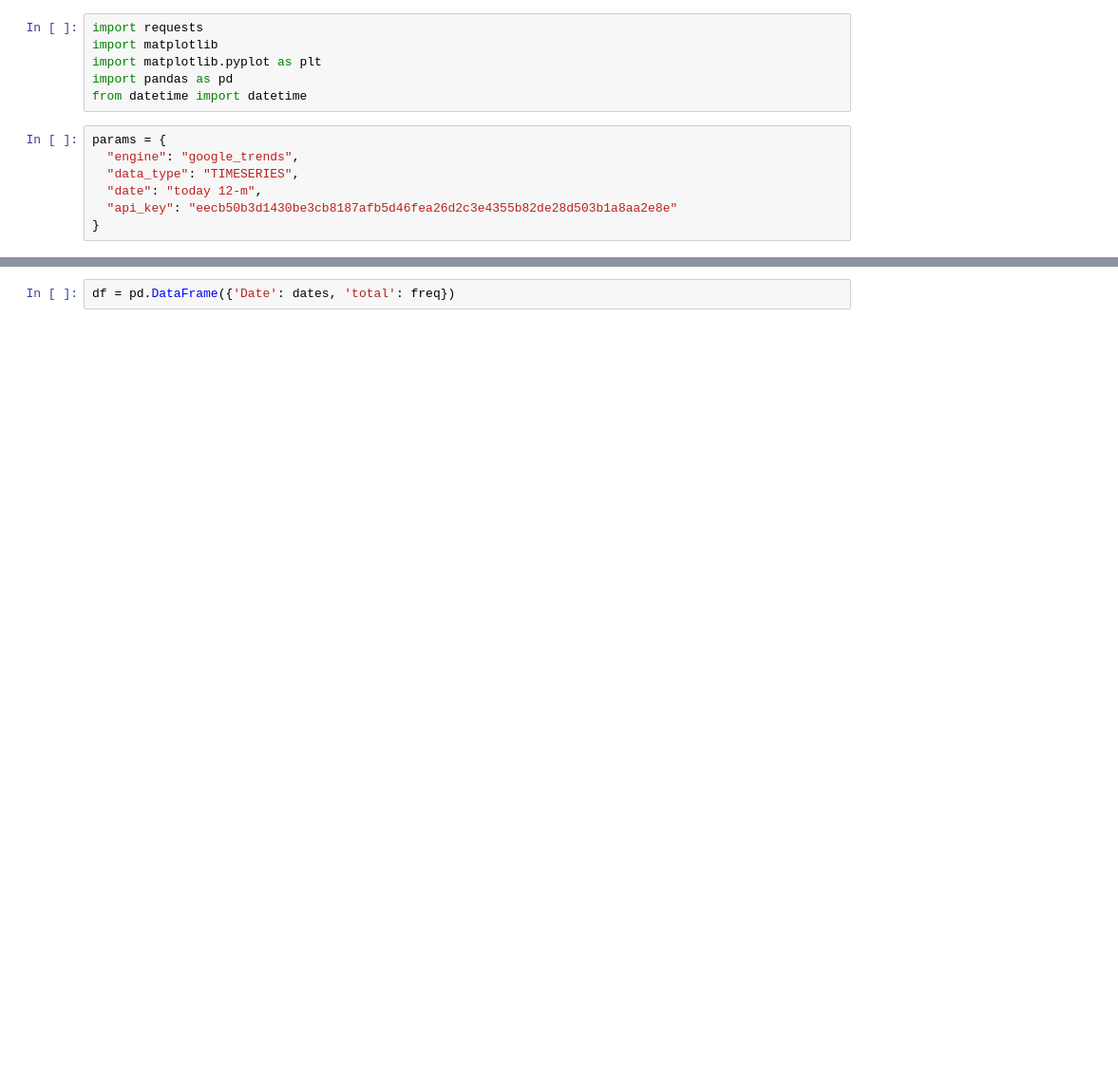
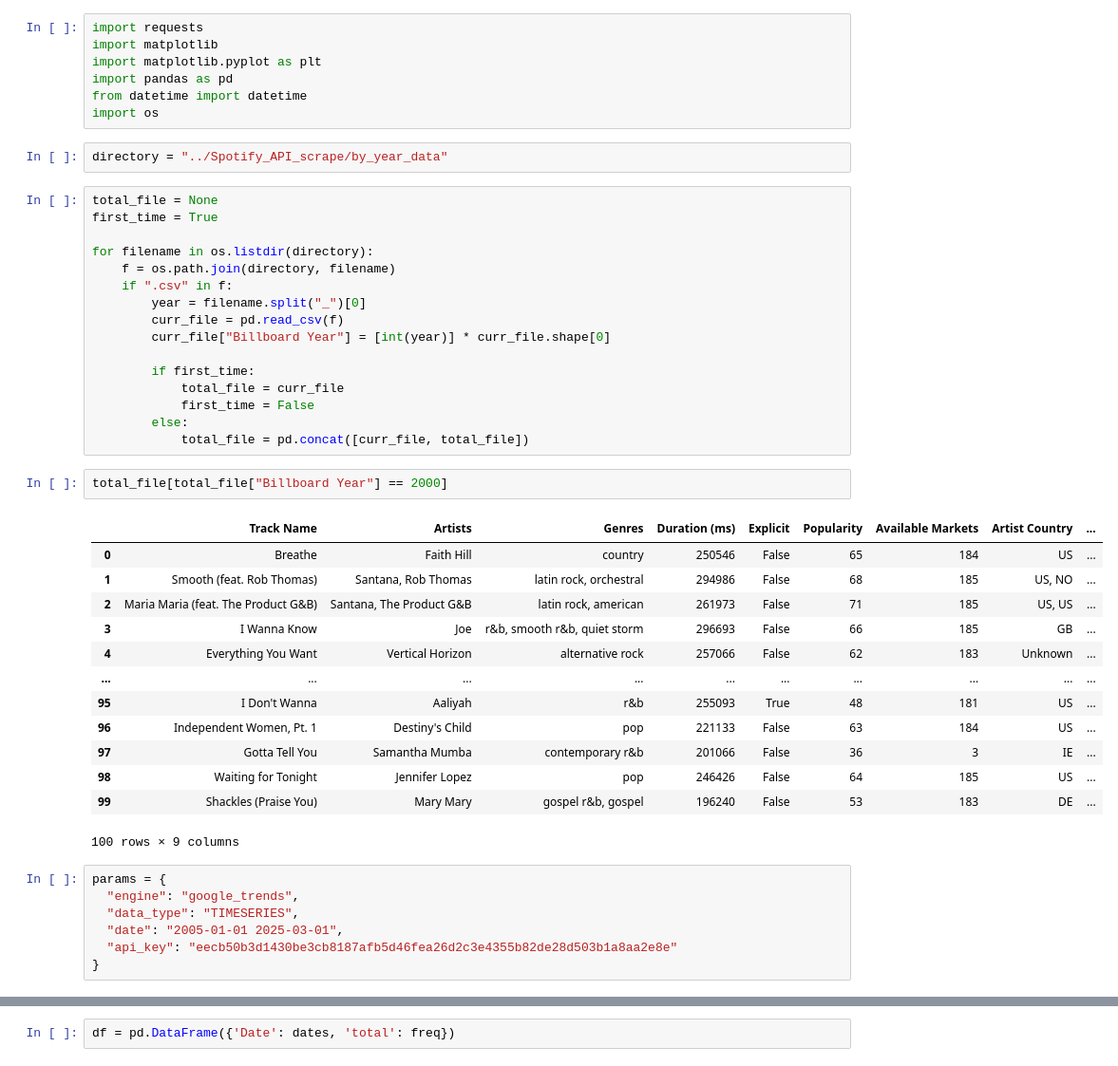
Before and after one commit to Joseph-m-luna/Spotify-Analytics, a Jupyter notebook: GoogleAPI/Downloading from the Google API.ipynb, the cells around one changed output, grey strips where cells are left out. Shown at 95% size. Drawn from its saved outputs; the diff is of its cells as text; blank space fills up the shorter version.

Commit message:
Reading Billboard data

```diff
--- a/GoogleAPI/Downloading from the Google API.ipynb
+++ b/GoogleAPI/Downloading from the Google API.ipynb
@@ -4,11 +4,46 @@ import matplotlib
 import matplotlib.pyplot as plt
 import pandas as pd
 from datetime import datetime
+import os
+# %%
+directory = "../Spotify_API_scrape/by_year_data"
+# %%
+total_file = None
+first_time = True
+
+for filename in os.listdir(directory):
+    f = os.path.join(directory, filename)
+    if ".csv" in f:
+        year = filename.split("_")[0]
+        curr_file = pd.read_csv(f)
+        curr_file["Billboard Year"] = [int(year)] * curr_file.shape[0]
+
+        if first_time:
+            total_file = curr_file
+            first_time = False
+        else:
+            total_file = pd.concat([curr_file, total_file])
+# %%
+total_file[total_file["Billboard Year"] == 2000]
+# %% [output]
+|  | Track Name | Artists | Genres | Duration (ms) | Explicit | Popularity | Available Markets | Artist Country | ... |
+| 0 | Breathe | Faith Hill | country | 250546 | False | 65 | 184 | US | ... |
+| 1 | Smooth (feat. Rob Thomas) | Santana, Rob Thomas | latin rock, orchestral | 294986 | False | 68 | 185 | US, NO | ... |
+| 2 | Maria Maria (feat. The Product G&B) | Santana, The Product G&B | latin rock, american | 261973 | False | 71 | 185 | US, US | ... |
+| 3 | I Wanna Know | Joe | r&b, smooth r&b, quiet storm | 296693 | False | 66 | 185 | GB | ... |
+| 4 | Everything You Want | Vertical Horizon | alternative rock | 257066 | False | 62 | 183 | Unknown | ... |
+| ... | ... | ... | ... | ... | ... | ... | ... | ... | ... |
+| 95 | I Don't Wanna | Aaliyah | r&b | 255093 | True | 48 | 181 | US | ... |
+| 96 | Independent Women, Pt. 1 | Destiny's Child | pop | 221133 | False | 63 | 184 | US | ... |
+| 97 | Gotta Tell You | Samantha Mumba | contemporary r&b | 201066 | False | 36 | 3 | IE | ... |
+| 98 | Waiting for Tonight | Jennifer Lopez | pop | 246426 | False | 64 | 185 | US | ... |
+| 99 | Shackles (Praise You) | Mary Mary | gospel r&b, gospel | 196240 | False | 53 | 183 | DE | ... |
+100 rows × 9 columns
 # %%
 params = {
   "engine": "google_trends",
   "data_type": "TIMESERIES",
-  "date": "today 12-m",
+  "date": "2005-01-01 2025-03-01",
   "api_key": "eecb50b3d1430be3cb8187afb5d46fea26d2c3e4355b82de28d503b1a8aa2e8e"
 }
 # %%
```
Also changed, not shown: parts of 5 cells of this notebook.
